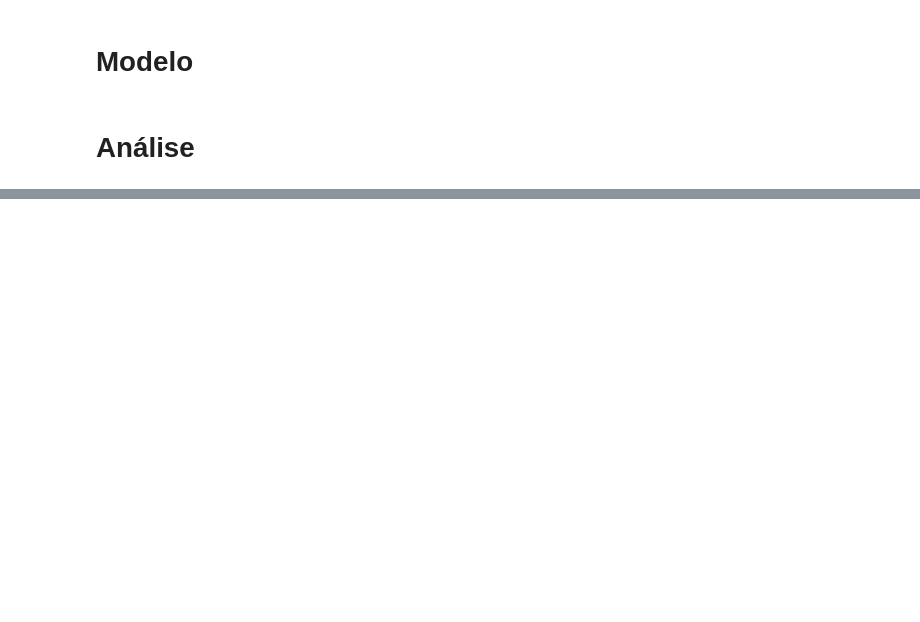
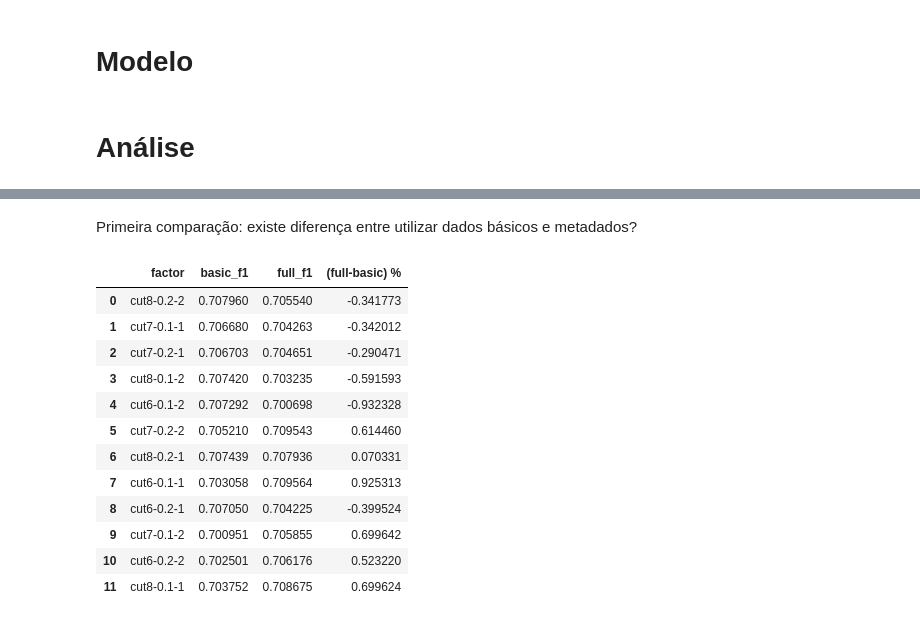
Before and after one commit to BrunoSantosPK/annproject, a Jupyter notebook: notebooks/experiments.ipynb, the cells around one changed output, grey strips where cells are left out. Cells and saved outputs as stored; diff of their text form; code cells hidden in the pictures; blank space fills up the shorter version.

```diff
--- a/notebooks/experiments.ipynb
+++ b/notebooks/experiments.ipynb
@@ -651,0 +669,61 @@ def execute_experiments():
+# %% [markdown]
+Primeira comparação: existe diferença entre utilizar dados básicos e metadados?
+# %%
+# Descreve fatores de análise
+factors: Set[str] = set()
+for dataset_type in df["dataset_type"].unique():
+    for arch in df["arch"].unique():
+        for sample in df["sample"].unique():
+            dt = dataset_type.split("-")[1]
+            factors.add(f"{dt}-{sample}-{arch}")
+
+# Calcula as médias para cada fator
+metrics = []
+for factor in factors:
+    dt, sample, arch = factor.split("-")
+    basic = f"scores-{dt}-basic"
+    full = f"scores-{dt}-full"
+
+    metric = {
+        "factor": factor,
+        "basic_f1": [],
+        "full_f1": []
+    }
+
+    subset = df.loc[
+        (df["sample"] == float(sample))
+        & (df["arch"] == int(arch))
+    ]
+
+    for _, row in subset.iterrows():
+        with open(f"{RESULTS_DIR}/{row["predict_file"]}") as file:
+            result = json.load(file)
+
+        if row["dataset_type"] == basic:
+            metric["basic_f1"].append(result["metrics"]["f1-score"])
+
+        elif row["dataset_type"] == full:
+            metric["full_f1"].append(result["metrics"]["f1-score"])
+
+    metric["basic_f1"] = np.mean(metric["basic_f1"])
+    metric["full_f1"] = np.mean(metric["full_f1"])
+    metric["(full-basic) %"] = (metric["full_f1"] - metric["basic_f1"]) * 100 / metric["basic_f1"]
+
+    metrics.append(metric)
+
+metrics = pd.DataFrame(metrics)
+metrics
+# %% [output]
+|  | factor | basic_f1 | full_f1 | (full-basic) % |
+| 0 | cut8-0.2-2 | 0.707960 | 0.705540 | -0.341773 |
+| 1 | cut7-0.1-1 | 0.706680 | 0.704263 | -0.342012 |
+| 2 | cut7-0.2-1 | 0.706703 | 0.704651 | -0.290471 |
+| 3 | cut8-0.1-2 | 0.707420 | 0.703235 | -0.591593 |
+| 4 | cut6-0.1-2 | 0.707292 | 0.700698 | -0.932328 |
+| 5 | cut7-0.2-2 | 0.705210 | 0.709543 | 0.614460 |
+| 6 | cut8-0.2-1 | 0.707439 | 0.707936 | 0.070331 |
+| 7 | cut6-0.1-1 | 0.703058 | 0.709564 | 0.925313 |
+| 8 | cut6-0.2-1 | 0.707050 | 0.704225 | -0.399524 |
+| 9 | cut7-0.1-2 | 0.700951 | 0.705855 | 0.699642 |
+| 10 | cut6-0.2-2 | 0.702501 | 0.706176 | 0.523220 |
+| 11 | cut8-0.1-1 | 0.703752 | 0.708675 | 0.699624 |
```
Also changed, not shown: parts of 7 cells of this notebook, 1 other file.
